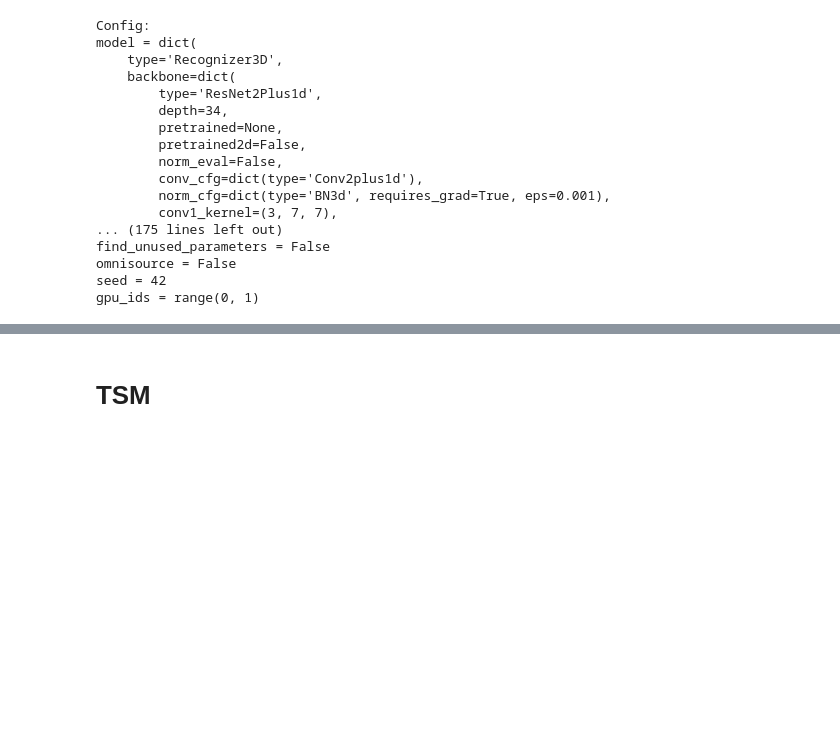
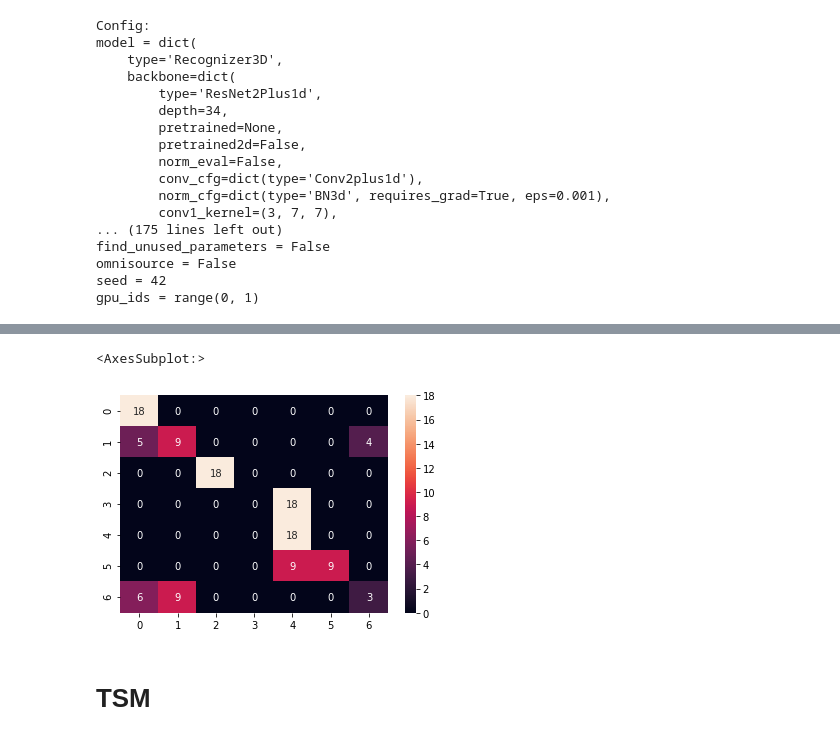
Before and after one commit to androbaza/CV-child-action-recognition, a Jupyter notebook: my-mmaction.ipynb, the cells around one changed output, grey strips where cells are left out. Drawn from its saved outputs; the diff is of its cells as text; code cells hidden in the pictures; blank space fills up the shorter version.

Commit message:
add confusion matrix and save results

```diff
--- a/my-mmaction.ipynb
+++ b/my-mmaction.ipynb
@@ -526,8 +527,8 @@ cfg.setdefault('omnisource', False)
 # Modify num classes of the model in cls_head
 cfg.model.cls_head.num_classes = 7
 # We can use the pre-trained TSN model
-cfg.load_from = './checkpoints/r2plus1d_r34_video_8x8x1_180e_kinetics400_rgb_20200826-ab35a529.pth'
-# cfg.resume_from = './childact-mm/latest.pth'
+# cfg.load_from = './checkpoints/r2plus1d_r34_video_8x8x1_180e_kinetics400_rgb_20200826-ab35a529.pth'
+cfg.resume_from = './childact-checkpoints/childact-r2plus1d/latest.pth'
 
 # Set up working dir to save files and logs.
 cfg.work_dir = './childact-checkpoints/childact-r2plus1d/'
@@ -542,10 +543,10 @@ cfg.optimizer_config.grad_clip=None
 cfg.optimizer.lr = 0.01
 
 cfg.lr_config.type = 'cyclic'
-cfg.total_epochs = 50
+cfg.total_epochs = 151
 
 # We can set the checkpoint saving interval to reduce the storage cost
-cfg.checkpoint_config.interval = 7
+cfg.checkpoint_config.interval = 12
 # We can set the log print interval to reduce the the times of printing log
 cfg.log_config.interval = 40
 
@@ -655,3 +740,16 @@ mean_class_accuracy: 0.1429
+# %%
+import seaborn as sns
+import numpy as np
+from mmaction.core import confusion_matrix
+
+gt_labels = [ann['label'] for ann in dataset.load_annotations()]
+pred = np.argmax(outputs, axis=1)
+cf_mat = confusion_matrix(pred, gt_labels).astype(float)
+
+sns.heatmap(cf_mat, annot=True)
+# %% [output]
+<AxesSubplot:>
+[figure, added]
 # %% [markdown]
 # TSM
 # %%
```
Also changed, not shown: parts of 9 cells of this notebook.
